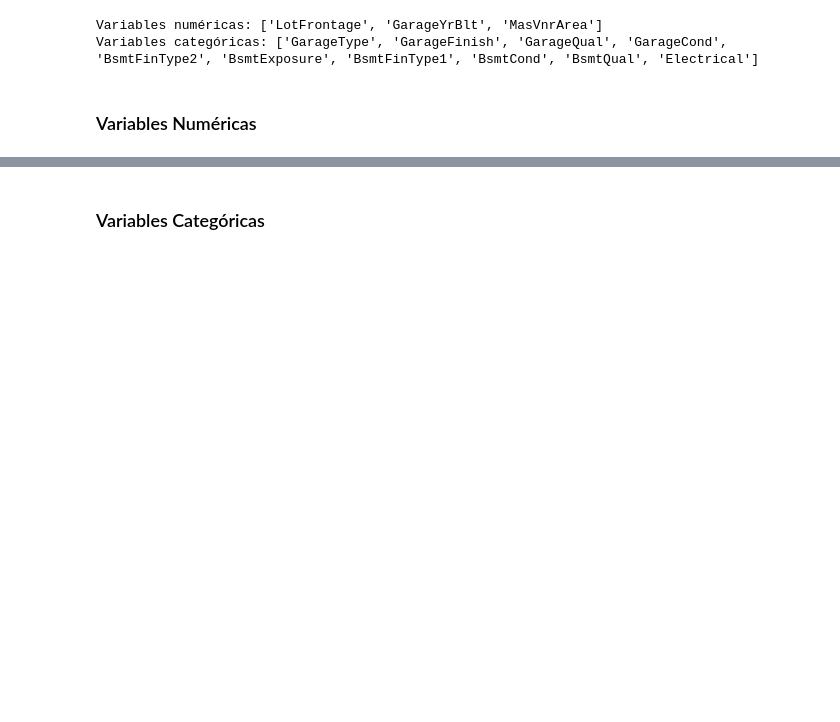
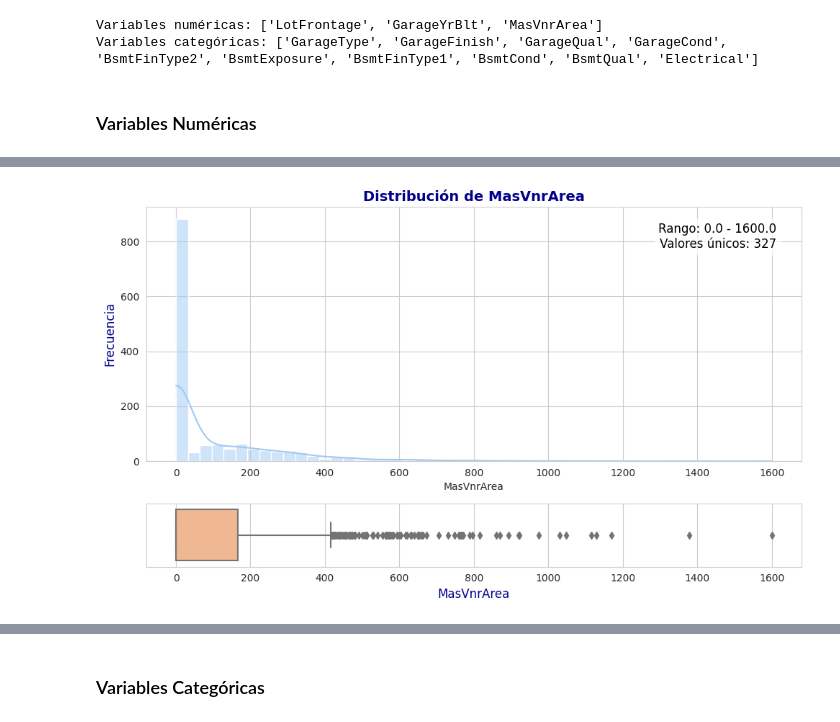
Before and after one commit to 1Dnns/Regression-Projects, a Jupyter notebook: House Prices/notebooks/feacture_engineering.ipynb, the cells around one changed output, grey strips where cells are left out. Saved outputs shown, nothing was run; the diff lists cells and outputs as text; code cells hidden in the pictures; blank space fills up the shorter version.

```diff
--- a/House Prices/notebooks/feacture_engineering.ipynb
+++ b/House Prices/notebooks/feacture_engineering.ipynb
@@ -135,0 +178,4 @@ False
+# %%
+analizar_columna_num('MasVnrArea', data_train)
+# %% [output]
+[figure, added]
```
Also changed, not shown: parts of 18 cells of this notebook, 1 other file.
